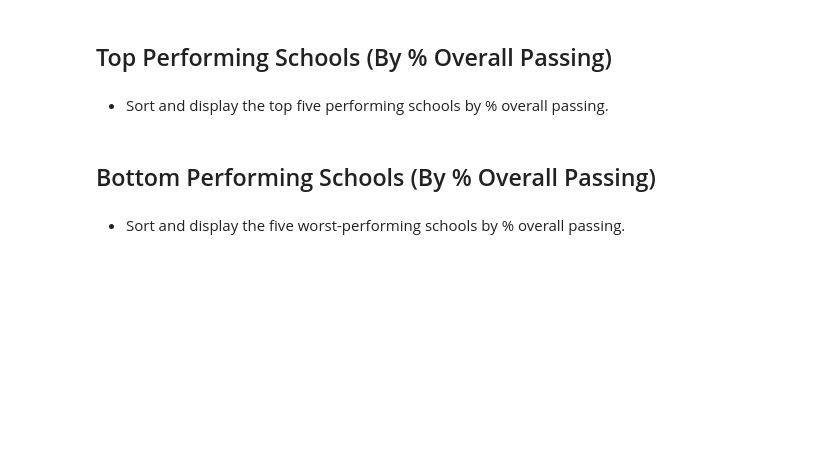
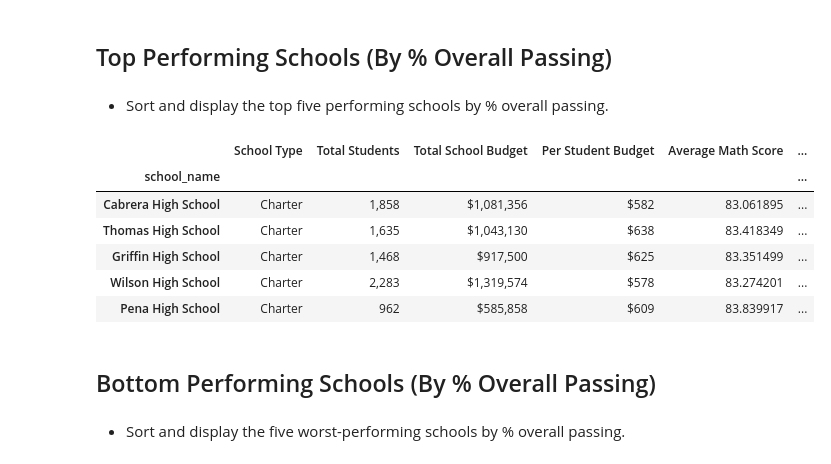
Before and after one commit to Fhern1954/Pandas_Challenge, a Jupyter notebook: PyCitySchools/PyCitySchools_FH.ipynb, the cells around one changed output. Cells and saved outputs as stored; diff of their text form; code cells hidden in the pictures; blank space fills up the shorter version.

```diff
--- a/PyCitySchools/PyCitySchools_FH.ipynb
+++ b/PyCitySchools/PyCitySchools_FH.ipynb
@@ -322,2 +300,6 @@ MultiIndex([(   'Bailey High School', 'District'),
 # %%
 schooltype =['District', 'Charter', 'District', 'District', 'Charter', 'District', 'Charter', 'District', 'District', 'Charter', 'District', 'Charter', 'Charter', 'Charter', 'Charter']
+# %%
+pm_school=pass_math["school_name"].value_counts()
+perc_pm_school=(pm_school/total_students) * 100
+perc_pm_school
@@ -323,0 +323,4 @@ schooltype =['District', 'Charter', 'District', 'District', 'Charter', 'District
+# %%
+pr_school=pass_reading['school_name'].value_counts()
+perc_pr_school=(pr_school/total_students) * 100
+perc_pr_school
@@ -323,0 +344,4 @@ schooltype =['District', 'Charter', 'District', 'District', 'Charter', 'District
+# %%
+po_school=pass_overall['school_name'].value_counts()
+perc_po_school=(po_school/total_students) * 100
+perc_po_school
@@ -327,7 +368,10 @@ school_summary_df=pd.DataFrame({'School Type': schooltype,
                                'Total School Budget': total_school_budget,
                                'Per Student Budget': per_student_budget,
                                'Average Math Score': avg_math,
-                               'Average Reading Score': avg_reading})
+                               'Average Reading Score': avg_reading,
+                               '% Passing Math': perc_pm_school,
+                               '% Passing Reading': perc_pr_school,
+                               '% Overall Passing': perc_po_school})
 school_summary_df
 school_summary_df.style.format({"Total Students": "{:,.0f}", "Total School Budget": "${:,.0f}", "Per Student Budget": "${:,.0f}"})
 # %% [output]
@@ -364,6 +396,17 @@ school_summary_df.describe()
 ## Top Performing Schools (By % Overall Passing)
 # %% [markdown]
 * Sort and display the top five performing schools by % overall passing.
+# %%
+top_schools=school_summary_df.sort_values('% Overall Passing', ascending=False)
+top_schools.head().style.format({"Total Students": "{:,.0f}", "Total School Budget": "${:,.0f}", "Per Student Budget": "${:,.0f}"})
+# %% [output]
+|  | School Type | Total Students | Total School Budget | Per Student Budget | Average Math Score | ... |
+| school_name |  |  |  |  |  | ... |
+| Cabrera High School | Charter | 1,858 | $1,081,356 | $582 | 83.061895 | ... |
+| Thomas High School | Charter | 1,635 | $1,043,130 | $638 | 83.418349 | ... |
+| Griffin High School | Charter | 1,468 | $917,500 | $625 | 83.351499 | ... |
+| Wilson High School | Charter | 2,283 | $1,319,574 | $578 | 83.274201 | ... |
+| Pena High School | Charter | 962 | $585,858 | $609 | 83.839917 | ... |
 # %% [markdown]
 ## Bottom Performing Schools (By % Overall Passing)
 # %% [markdown]
```
Also changed, not shown: parts of 8 cells of this notebook, 1 other file.
